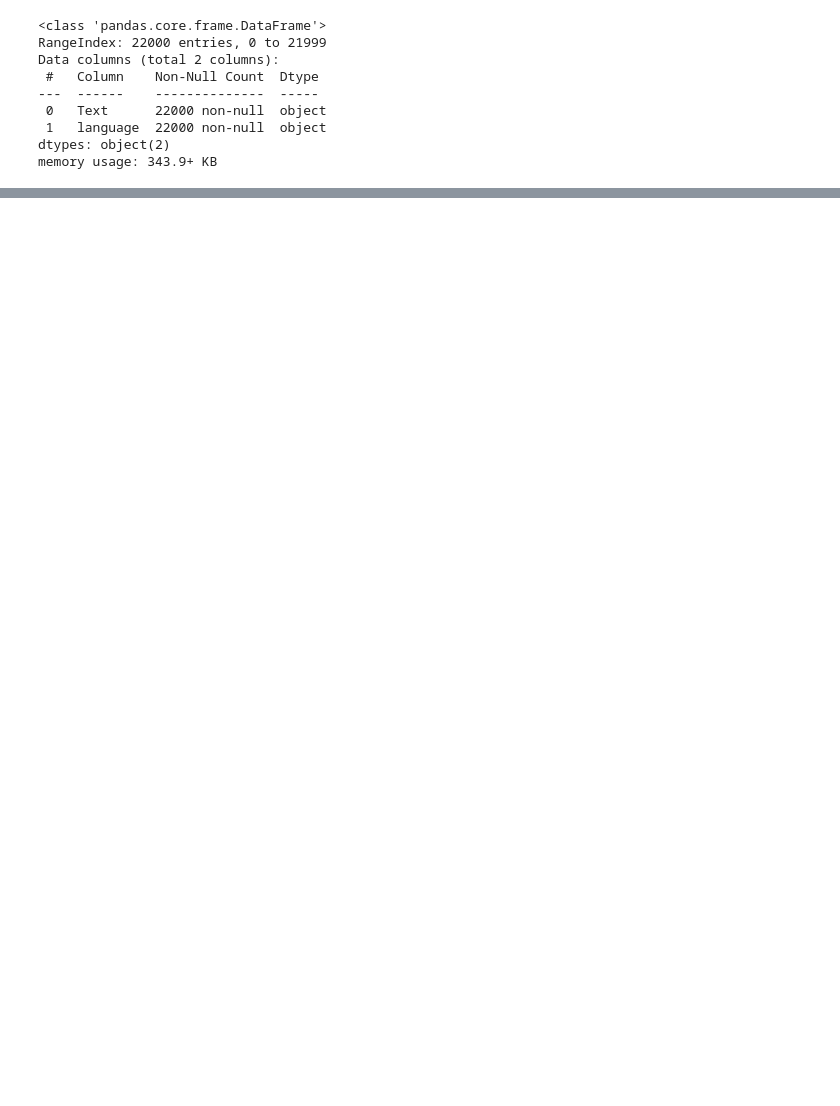
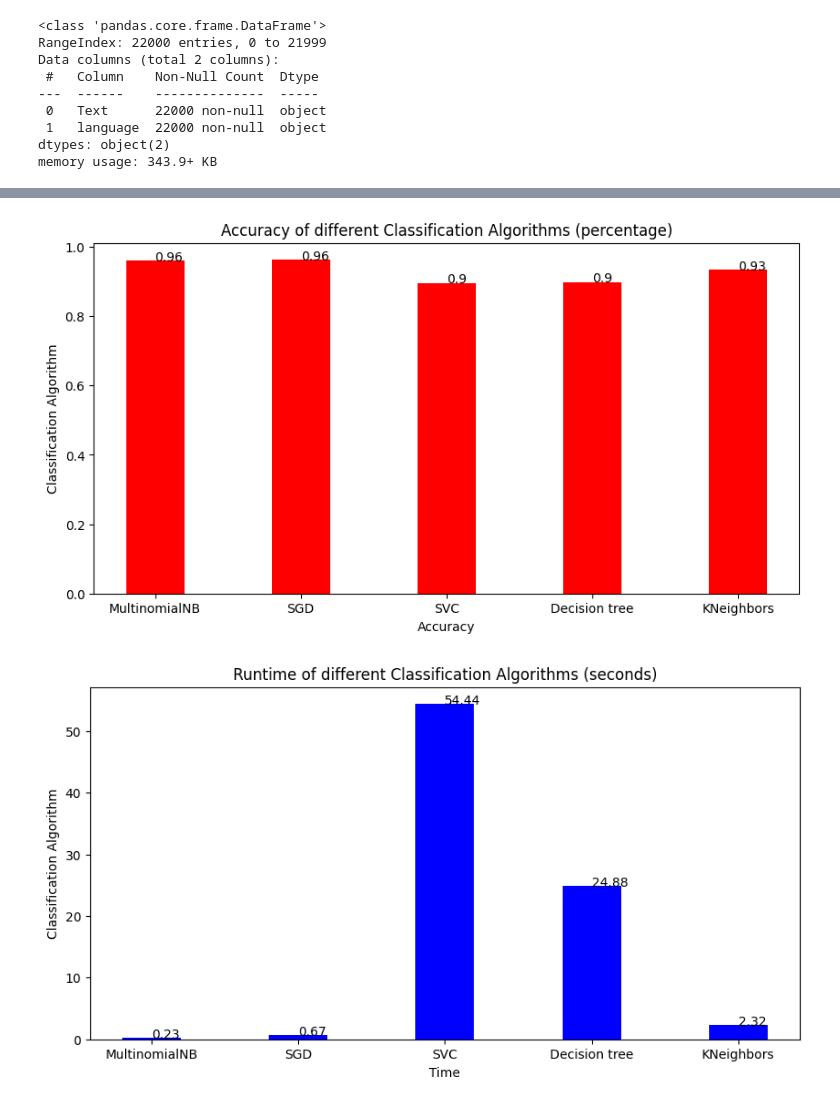
Before and after one commit to yeetzpxoci/language_recognition, a Jupyter notebook: project.ipynb, the cells around one changed output, grey strips where cells are left out. Saved outputs shown, nothing was run; the diff lists cells and outputs as text; code cells hidden in the pictures; blank space fills up the shorter version.

```diff
--- a/project.ipynb
+++ b/project.ipynb
@@ -99,0 +183,79 @@ print(knn.score(X_test, y_test))
+# %%
+import time
+from sklearn.svm import SVC
+from sklearn.tree import DecisionTreeClassifier
+from sklearn.linear_model import SGDClassifier
+
+# Compares the runtime and accuracy of multiple Classification algorithms
+classifiers = []
+accuracy = []
+timings = []
+
+# fast and accurate but a little less than SGD
+temp_time = time.time()
+clf = MultinomialNB(alpha=0.0001)
+clf.fit(X_train, y_train)
+classifiers.append("MultinomialNB")
+accuracy.append(clf.score(X_test, y_test))
+timings.append(time.time() - temp_time)
+
+# most accurate but slower than Multinomial
+temp_time = time.time()
+clf = SGDClassifier(alpha=0.0001)
+clf.fit(X_train, y_train)
+clf.score(X_test, y_test)
+classifiers.append("SGD")
+accuracy.append(clf.score(X_test, y_test))
+timings.append(time.time() - temp_time)
+
+# super slow, performs mediocre than most
+temp_time = time.time()
+clf = SVC()
+clf.fit(X_train, y_train)
+clf.score(X_test, y_test)
+classifiers.append("SVC")
+accuracy.append(clf.score(X_test, y_test))
+timings.append(time.time() - temp_time)
+
+# about twice as fast as SVC and about as accurate
+temp_time = time.time()
+clf = DecisionTreeClassifier()
+clf.fit(X_train, y_train)
+clf.score(X_test, y_test)
+classifiers.append("Decision tree")
+accuracy.append(clf.score(X_test, y_test))
+timings.append(time.time() - temp_time)
+
+#
+temp_time = time.time()
+clf = KNeighborsClassifier(n_neighbors=grid_search.best_params_["n_neighbors"], metric=grid_search.best_params_["metric"])
+clf.fit(X_train, y_train)
+clf.score(X_test, y_test)
+classifiers.append("KNeighbors")
+accuracy.append(clf.score(X_test, y_test))
+timings.append(time.time() - temp_time)
+
+# plot accuracy
+fig = plt.figure(figsize = (10, 5))
+plt.bar(classifiers, accuracy, color ='red',width = 0.4)
+for i in range(len(classifiers)):
+    plt.text(i,accuracy[i],round(accuracy[i], 2))
+
+plt.xlabel("Accuracy")
+plt.ylabel("Classification Algorithm")
+plt.title("Accuracy of different Classification Algorithms (percentage)")
+plt.show()
+
+# plot times
+fig = plt.figure(figsize = (10, 5))
+plt.bar(classifiers, timings, color ='blue', width = 0.4)
+for i in range(len(classifiers)):
+    plt.text(i,timings[i],round(timings[i], 2))
+
+plt.xlabel("Time")
+plt.ylabel("Classification Algorithm")
+plt.title("Runtime of different Classification Algorithms (seconds)")
+plt.show()
+# %% [output]
+[figure, added]
+[figure, added]
```
Also changed, not shown: parts of 10 cells of this notebook, 1 other file.
